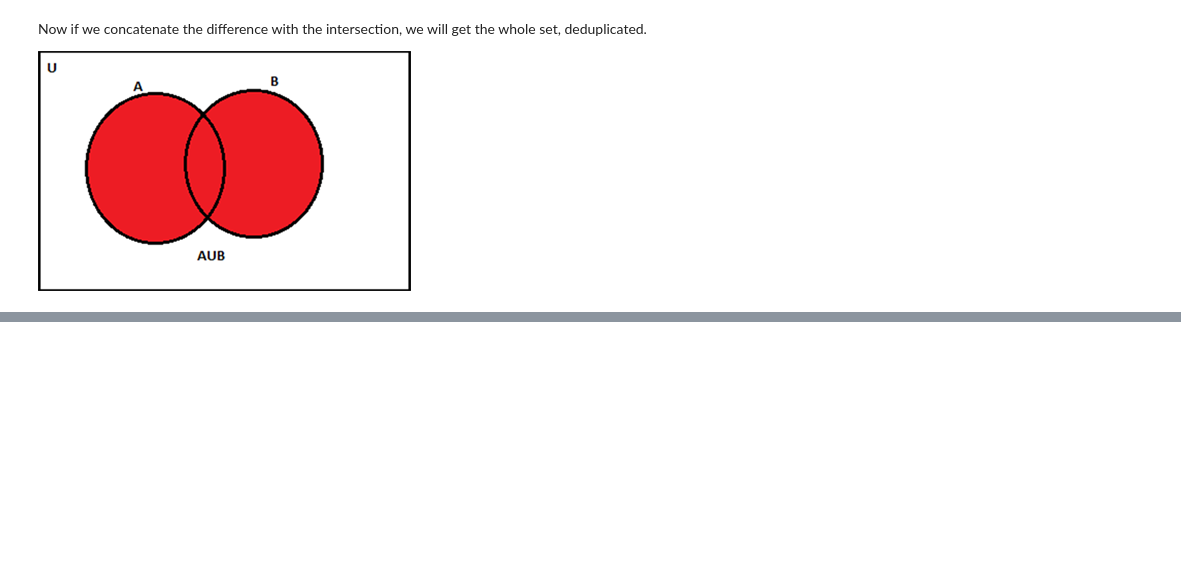
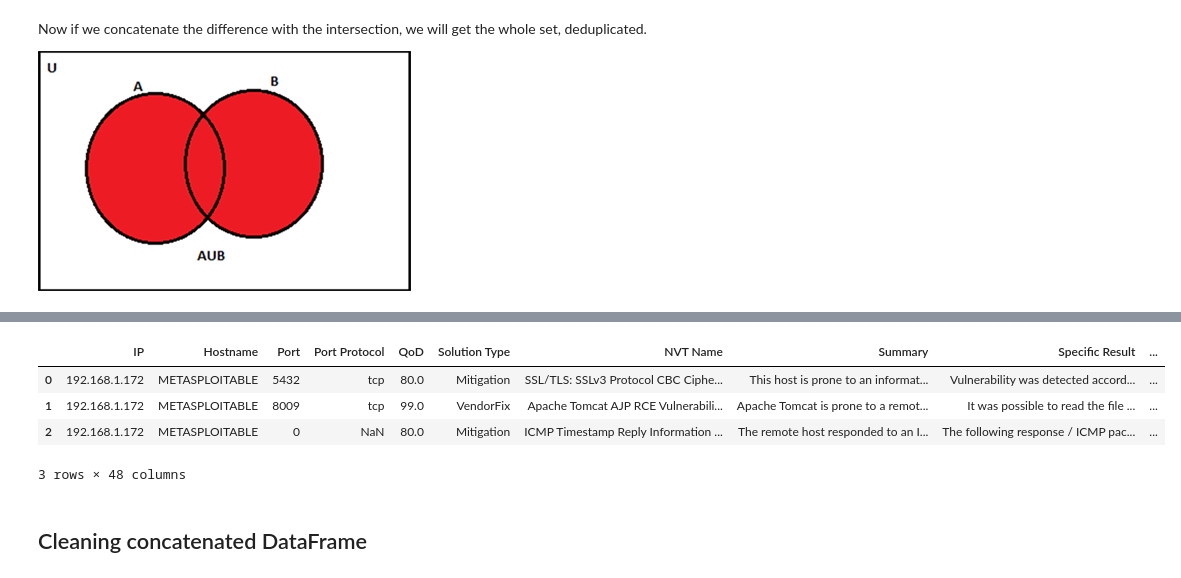
Before and after one commit to JVitorCarv/vuln-analysis, a Jupyter notebook: sec_analysis.ipynb, the cells around one changed output, grey strips where cells are left out. Cells and saved outputs as stored; diff of their text form; code cells hidden in the pictures; blank space fills up the shorter version.

Commit message:
Cleanup the merged df

```diff
--- a/sec_analysis.ipynb
+++ b/sec_analysis.ipynb
@@ -93,3 +86,8 @@ memory usage: 10.5+ KB
+# %%
+vas['scanner'] = np.nan # This will be filled later
+vas['Solution'] = vas['Solution'].apply(
+    lambda solution: prepend_string(solution, prefix='OPENVAS: ')
+)
 # %%
 print(f'OpenVAS DataFrame length after cleaning: {len(vas)}')
 # %% [output]
@@ -112,6 +110,7 @@ merged_df = pd.merge(
     on=['CVEs', 'Port'],
     how='inner'
 )
+merged_df['Scanner'] = 'NESSUS,OPENVAS'
 # %%
 merged_df
 # %% [output]
@@ -151,10 +150,12 @@ def get_difference(
 # %%
 vas_not_merged = get_difference(vas, merged_df, columns=['CVEs', 'Port'])
 nes_not_merged = get_difference(nes, merged_df, columns=['CVEs', 'Port'])
+# %%
+vas_not_merged['Scanner'] = 'OPENVAS'
+nes_not_merged['Scanner'] = 'NESSUS'
 # %% [markdown]
 Now if we concatenate the difference with the intersection, we will get the whole set, deduplicated.
 
 ![image.png](attachment:image.png)
 # %%
-concatenated_df = pd.concat([merged_df, vas_not_merged, nes_not_merged], ignore_index=True)
-concatenated_df
+df = pd.concat([merged_df, vas_not_merged, nes_not_merged], ignore_index=True)
@@ -174,0 +162,10 @@ concatenated_df
+# %%
+df.head(3)
+# %% [output]
+|  | IP | Hostname | Port | Port Protocol | QoD | Solution Type | NVT Name | Summary | Specific Result | ... |
+| 0 | 192.168.1.172 | METASPLOITABLE | 5432 | tcp | 80.0 | Mitigation | SSL/TLS: SSLv3 Protocol CBC Ciphe... | This host is prone to an informat... | Vulnerability was detected accord... | ... |
+| 1 | 192.168.1.172 | METASPLOITABLE | 8009 | tcp | 99.0 | VendorFix | Apache Tomcat AJP RCE Vulnerabili... | Apache Tomcat is prone to a remot... | It was possible to read the file ... | ... |
+| 2 | 192.168.1.172 | METASPLOITABLE | 0 | NaN | 80.0 | Mitigation | ICMP Timestamp Reply Information ... | The remote host responded to an I... | The following response / ICMP pac... | ... |
+3 rows × 48 columns
+# %% [markdown]
+## Cleaning concatenated DataFrame
```
Also changed, not shown: parts of 13 cells of this notebook, 2 other files.
